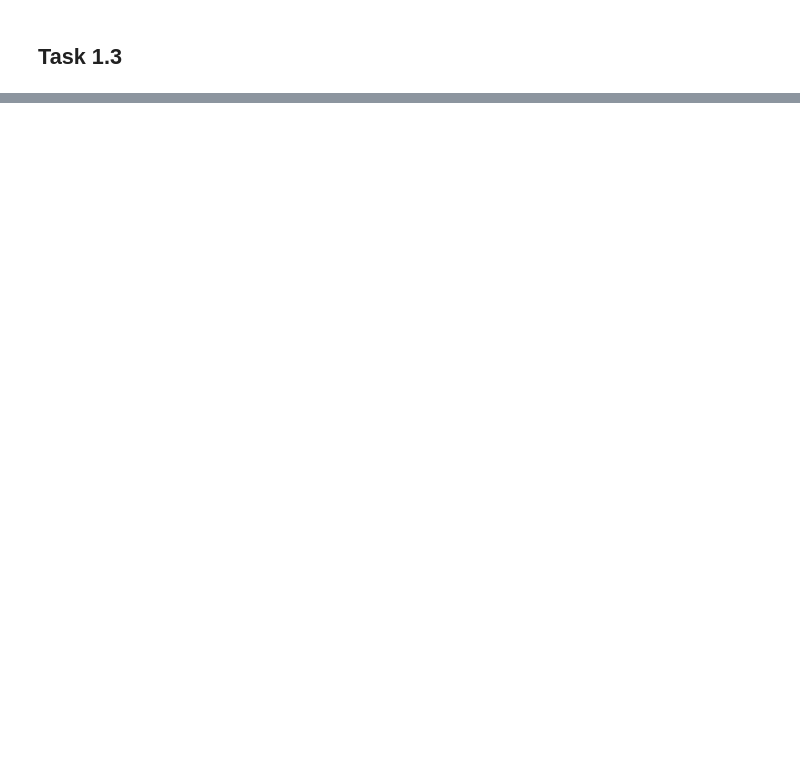
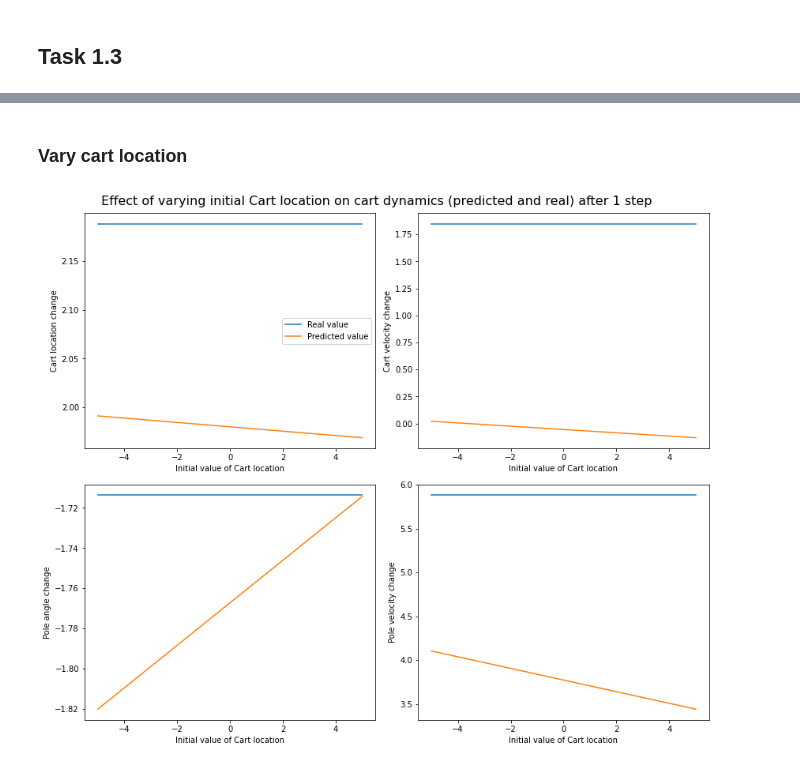
Before and after one commit to aditya-jain7/SF3, a Jupyter notebook: aj563_sf3_code.ipynb, the cells around one changed output, grey strips where cells are left out. Cells and saved outputs as stored; diff of their text form; code cells hidden in the pictures; blank space fills up the shorter version.

```diff
--- a/aj563_sf3_code.ipynb
+++ b/aj563_sf3_code.ipynb
@@ -484,0 +573,6 @@ vertical_plot(test_x,test_y+test_x,m+test_x)
+# %% [markdown]
+### Vary cart location
+# %%
+one_step_difference_with_predictions(0,[-5,5],15)
+# %% [output]
+[figure, added]
```
Also changed, not shown: parts of 25 cells of this notebook.
